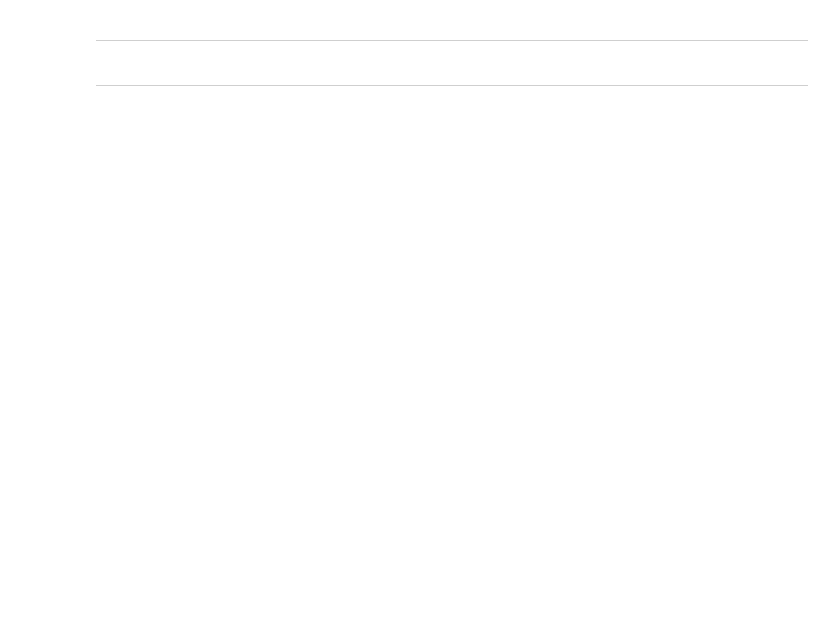
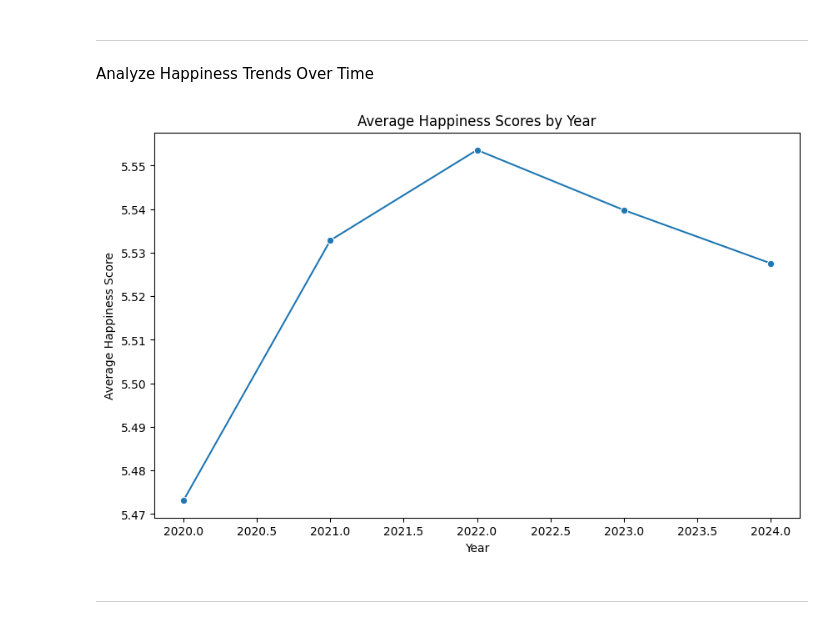
Before and after one commit to seldasen/CapStoneProject_2025, a Jupyter notebook: jupyter_notebooks/02-Exploratory _Data_ Analysis ( EDA) .ipynb, the cells around one changed output. Drawn from its saved outputs; the diff is of its cells as text; code cells hidden in the pictures; blank space fills up the shorter version.

```diff
--- a/jupyter_notebooks/02-Exploratory _Data_ Analysis ( EDA) .ipynb
+++ b/jupyter_notebooks/02-Exploratory _Data_ Analysis ( EDA) .ipynb
@@ -117,4 +203,33 @@ Passing `palette` without assigning `hue` is deprecated and will be removed in v
 # %% [markdown]
 ---
+# %% [markdown]
+Analyze Happiness Trends Over Time
+# %%
+import pandas as pd
+import matplotlib.pyplot as plt
+import seaborn as sns
+
+# Load your dataset
+df = pd.read_csv(r"C:\Users\balla\OneDrive\Documents\CapStoneProject_2025\Data\Combined_Cleaned.csv")
+
+# Ensure the 'Year' column is in datetime format
+df['Year'] = pd.to_datetime(df['Year']).dt.year
+
+# Group by Year and calculate the average Happiness Score for each year
+average_happiness = df.groupby('Year')['Happiness_score'].mean()
+
+# Plot the line chart
+plt.figure(figsize=(10, 6))
+sns.lineplot(x=average_happiness.index, y=average_happiness.values, marker='o')
+
+# Set labels and title
+plt.xlabel('Year')
+plt.ylabel('Average Happiness Score')
+plt.title('Average Happiness Scores by Year')
+
+# Display the plot
+plt.show()
+# %% [output]
+[figure, added]
 # %% [markdown]
 ---
```
Also changed, not shown: parts of 14 cells of this notebook, 5 other files.
